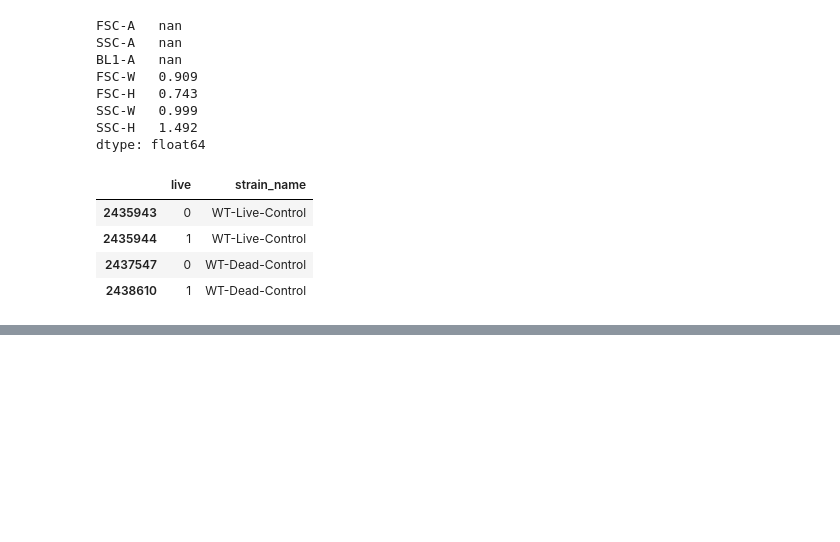
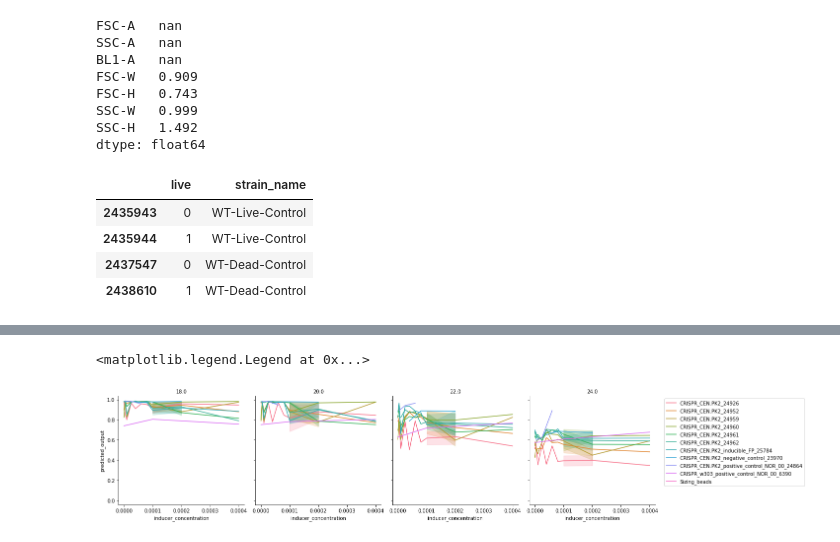
Before and after one commit to SD2E/precomputed-data-table, a Jupyter notebook: notebooks/live-dead-transfer-analysis.ipynb, the cells around one changed output, grey strips where cells are left out. Drawn from its saved outputs; the diff is of its cells as text; code cells hidden in the pictures; blank space fills up the shorter version.

```diff
--- a/notebooks/live-dead-transfer-analysis.ipynb
+++ b/notebooks/live-dead-transfer-analysis.ipynb
@@ -233,4 +276,4 @@ MemoryError:
 # %%
 pd.set_option('display.max_rows', None)
-mean_live = df.groupby(['strain_name', 'timepoint', 'inducer_concentration'])['predicted_output'].agg(np.mean).reset_index()
+mean_live = df.groupby(['strain_name', 'timepoint', 'inducer_concentration', 'replicate'])['predicted_output'].agg(np.mean).reset_index()
 mean_live
@@ -237,17 +298,20 @@ mean_live
 # %%
 import seaborn as sns
 import matplotlib.pyplot as plt
 
 
 g = sns.FacetGrid(mean_live, col="timepoint", hue='strain_name', height=4, margin_titles=True)
 g.map(sns.lineplot, 'inducer_concentration', 'predicted_output')
 [plt.setp(ax.texts, text="") for ax in g.axes.flat] # remove the original texts
                                                 # important to add this before setting titles
 g.set_titles(row_template = '{row_name}', col_template = '{col_name}')
 
 
 #sns.scatterplot(mean_live.timepoint, mean_live.inducer_concentration, size=mean_live.predicted_output, hue=mean_live.strain_name)
-#plt.legend(bbox_to_anchor=(1.05, 1), ncol=1, loc='upper left')
+plt.legend(bbox_to_anchor=(1.05, 1), ncol=1, loc='upper left')
+# %% [output]
+<matplotlib.legend.Legend at 0x...>
+[figure, added]
 # %%
 mean_live.groupby(['strain_name', 'timepoint'])['predicted_output'].agg(np.mean)
 # %%
```
Also changed, not shown: parts of 7 cells of this notebook, 4 other files.
